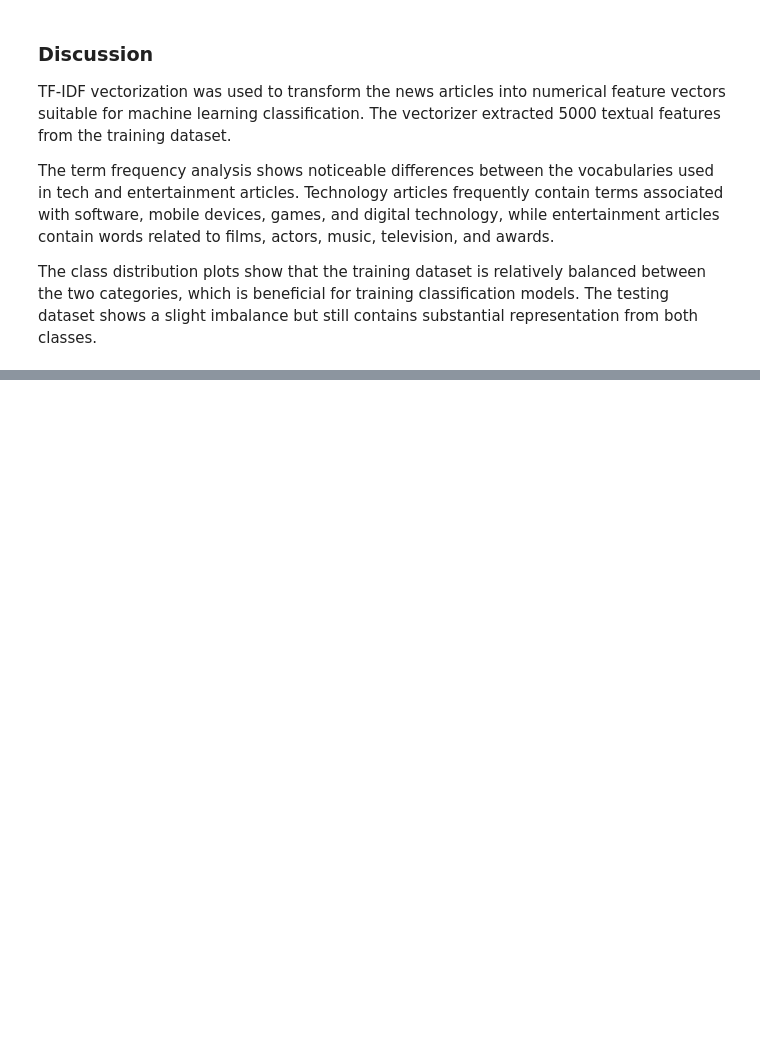
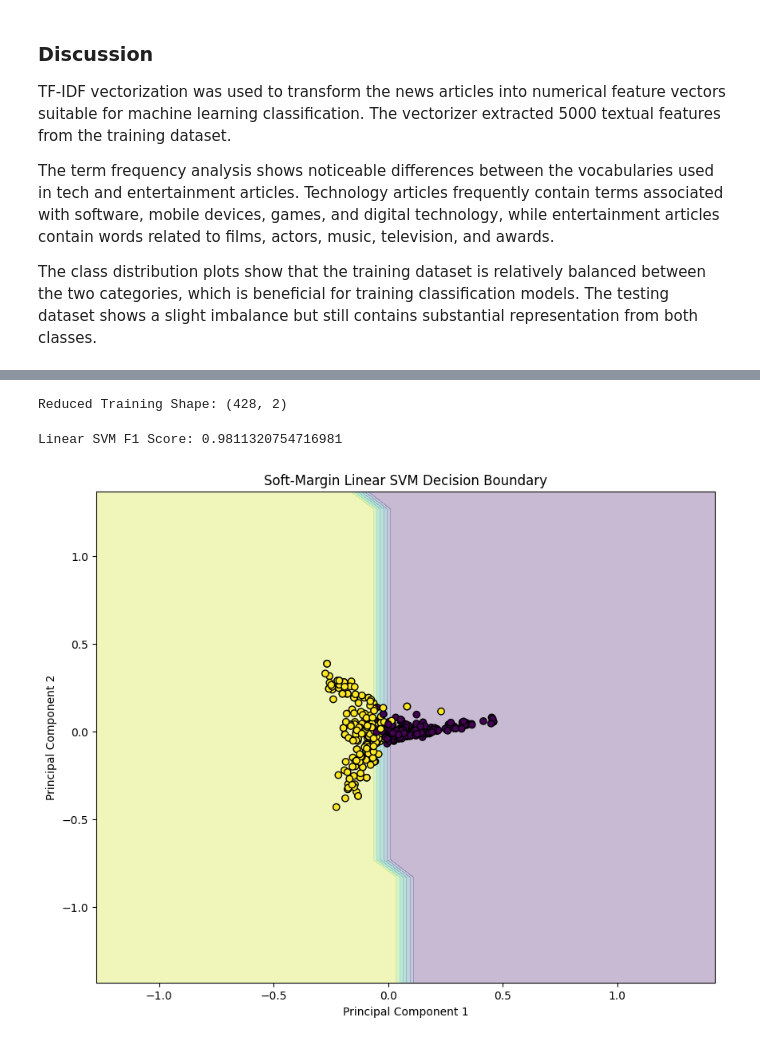
Before and after one commit to AnalyticStealthCoder/CS361-Assignment3, a Jupyter notebook: A3_Group_Project.ipynb, the cells around one changed output, grey strips where cells are left out. Drawn from its saved outputs; the diff is of its cells as text; code cells hidden in the pictures; blank space fills up the shorter version.

```diff
--- a/A3_Group_Project.ipynb
+++ b/A3_Group_Project.ipynb
@@ -208,0 +211,79 @@ The class distribution plots show that the training dataset is relatively balanc
+# %%
+from sklearn.svm import SVC
+from sklearn.decomposition import PCA
+from sklearn.metrics import f1_score
+import matplotlib.pyplot as plt
+import numpy as np
+
+# Reduce dimensions for visualization
+pca = PCA(n_components=2)
+
+X_train_pca = pca.fit_transform(X_train.toarray())
+X_test_pca = pca.transform(X_test.toarray())
+
+print("Reduced Training Shape:", X_train_pca.shape)
+# %% [output]
+Reduced Training Shape: (428, 2)
+# %%
+# Soft-margin linear SVM
+linear_svm = SVC(
+    kernel='linear',
+    C=1.0
+)
+
+linear_svm.fit(X_train_pca, y_train)
+
+# Predictions
+linear_pred = linear_svm.predict(X_test_pca)
+
+# F1 Score
+linear_f1 = f1_score(
+    y_test,
+    linear_pred,
+    average='weighted'
+)
+
+print("Linear SVM F1 Score:", linear_f1)
+# %% [output]
+Linear SVM F1 Score: 0.9811320754716981
+# %%
+# Create mesh grid
+x_min, x_max = X_train_pca[:, 0].min() - 1, X_train_pca[:, 0].max() + 1
+y_min, y_max = X_train_pca[:, 1].min() - 1, X_train_pca[:, 1].max() + 1
+
+xx, yy = np.meshgrid(
+    np.arange(x_min, x_max, 0.1),
+    np.arange(y_min, y_max, 0.1)
+)
+
+# Predict over mesh grid
+Z = linear_svm.predict(
+    np.c_[xx.ravel(), yy.ravel()]
+)
+
+# Convert classes to numeric
+Z_numeric = np.where(Z == "tech", 1, 0)
+Z_numeric = Z_numeric.reshape(xx.shape)
+
+# Convert training labels
+y_numeric = np.where(y_train == "tech", 1, 0)
+
+# Plot
+plt.figure(figsize=(10, 8))
+
+plt.contourf(xx, yy, Z_numeric, alpha=0.3)
+
+scatter = plt.scatter(
+    X_train_pca[:, 0],
+    X_train_pca[:, 1],
+    c=y_numeric,
+    edgecolors='k'
+)
+
+plt.title("Soft-Margin Linear SVM Decision Boundary")
+plt.xlabel("Principal Component 1")
+plt.ylabel("Principal Component 2")
+
+plt.show()
+# %% [output]
+[figure, added]
```
Also changed, not shown: parts of 6 cells of this notebook.
